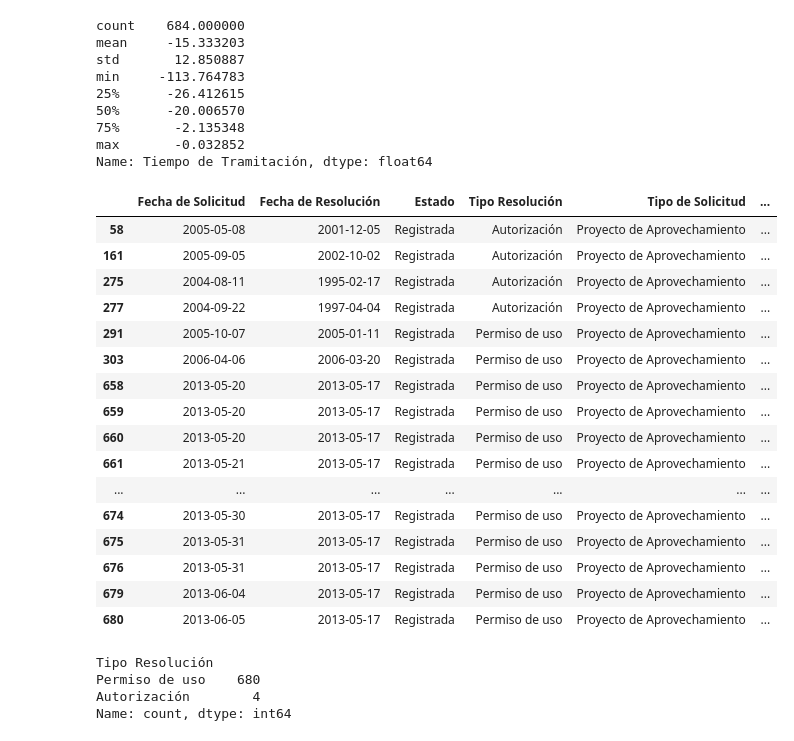
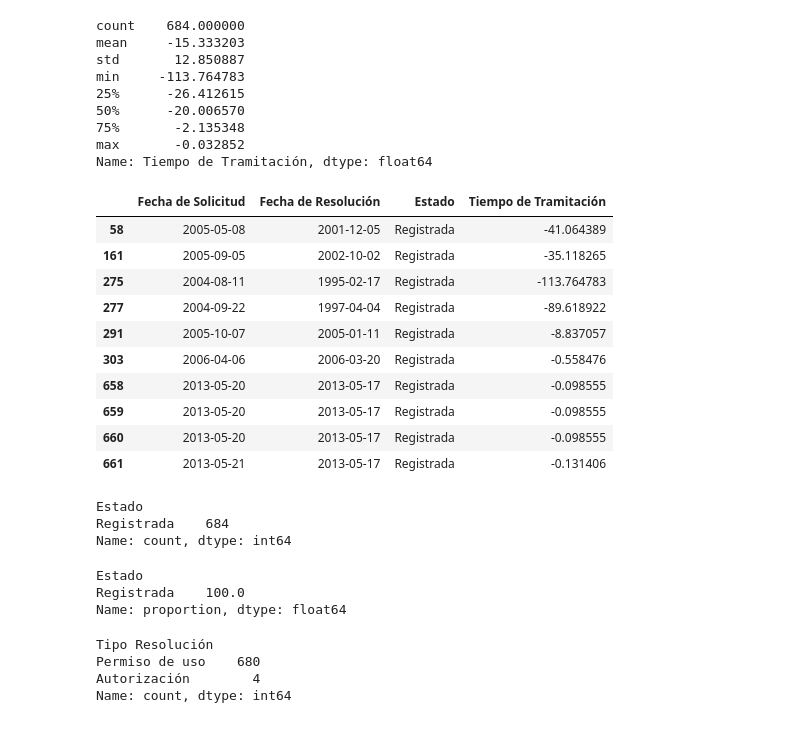
Before and after one commit to fcuneo/proyecto-python-diplomado, a Jupyter notebook: notebooks/practice.ipynb, the cells around one changed output. Cells and saved outputs as stored; diff of their text form; code cells hidden in the pictures.

```diff
--- a/notebooks/practice.ipynb
+++ b/notebooks/practice.ipynb
@@ -1158,33 +1150,48 @@ Name: Tiempo de Tramitación, dtype: float64
 # %%
 df.loc[
     df["Tiempo de Tramitación"] < 0,
     [
         "Fecha de Solicitud",
         "Fecha de Resolución",
         "Estado",
-        "Tipo Resolución",
-        "Tipo de Solicitud",
         "Tiempo de Tramitación"
     ]
-].head(20)
+].head(10)
 # %% [output]
-|  | Fecha de Solicitud | Fecha de Resolución | Estado | Tipo Resolución | Tipo de Solicitud | ... |
-| 58 | 2005-05-08 | 2001-12-05 | Registrada | Autorización | Proyecto de Aprovechamiento | ... |
-| 161 | 2005-09-05 | 2002-10-02 | Registrada | Autorización | Proyecto de Aprovechamiento | ... |
-| 275 | 2004-08-11 | 1995-02-17 | Registrada | Autorización | Proyecto de Aprovechamiento | ... |
-| 277 | 2004-09-22 | 1997-04-04 | Registrada | Autorización | Proyecto de Aprovechamiento | ... |
-| 291 | 2005-10-07 | 2005-01-11 | Registrada | Permiso de uso | Proyecto de Aprovechamiento | ... |
-| 303 | 2006-04-06 | 2006-03-20 | Registrada | Permiso de uso | Proyecto de Aprovechamiento | ... |
-| 658 | 2013-05-20 | 2013-05-17 | Registrada | Permiso de uso | Proyecto de Aprovechamiento | ... |
-| 659 | 2013-05-20 | 2013-05-17 | Registrada | Permiso de uso | Proyecto de Aprovechamiento | ... |
-| 660 | 2013-05-20 | 2013-05-17 | Registrada | Permiso de uso | Proyecto de Aprovechamiento | ... |
-| 661 | 2013-05-21 | 2013-05-17 | Registrada | Permiso de uso | Proyecto de Aprovechamiento | ... |
-| ... | ... | ... | ... | ... | ... | ... |
-| 674 | 2013-05-30 | 2013-05-17 | Registrada | Permiso de uso | Proyecto de Aprovechamiento | ... |
-| 675 | 2013-05-31 | 2013-05-17 | Registrada | Permiso de uso | Proyecto de Aprovechamiento | ... |
-| 676 | 2013-05-31 | 2013-05-17 | Registrada | Permiso de uso | Proyecto de Aprovechamiento | ... |
-| 679 | 2013-06-04 | 2013-05-17 | Registrada | Permiso de uso | Proyecto de Aprovechamiento | ... |
-| 680 | 2013-06-05 | 2013-05-17 | Registrada | Permiso de uso | Proyecto de Aprovechamiento | ... |
+|  | Fecha de Solicitud | Fecha de Resolución | Estado | Tiempo de Tramitación |
+| 58 | 2005-05-08 | 2001-12-05 | Registrada | -41.064389 |
+| 161 | 2005-09-05 | 2002-10-02 | Registrada | -35.118265 |
+| 275 | 2004-08-11 | 1995-02-17 | Registrada | -113.764783 |
+| 277 | 2004-09-22 | 1997-04-04 | Registrada | -89.618922 |
+| 291 | 2005-10-07 | 2005-01-11 | Registrada | -8.837057 |
+| 303 | 2006-04-06 | 2006-03-20 | Registrada | -0.558476 |
+| 658 | 2013-05-20 | 2013-05-17 | Registrada | -0.098555 |
+| 659 | 2013-05-20 | 2013-05-17 | Registrada | -0.098555 |
+| 660 | 2013-05-20 | 2013-05-17 | Registrada | -0.098555 |
+| 661 | 2013-05-21 | 2013-05-17 | Registrada | -0.131406 |
+# %%
+df.loc[
+    df["Tiempo de Tramitación"] < 0,
+    "Estado"
+].value_counts(dropna=False)
+# %% [output]
+Estado
+Registrada    684
+Name: count, dtype: int64
+# %%
+(
+    df.loc[
+        df["Tiempo de Tramitación"] < 0,
+        "Estado"
+    ]
+    .value_counts(normalize=True)
+    .mul(100)
+    .round(2)
+)
+# %% [output]
+Estado
+Registrada    100.0
+Name: proportion, dtype: float64
 # %%
 df.loc[
     df["Tiempo de Tramitación"] < 0,
```
Also changed, not shown: parts of 68 cells of this notebook.
